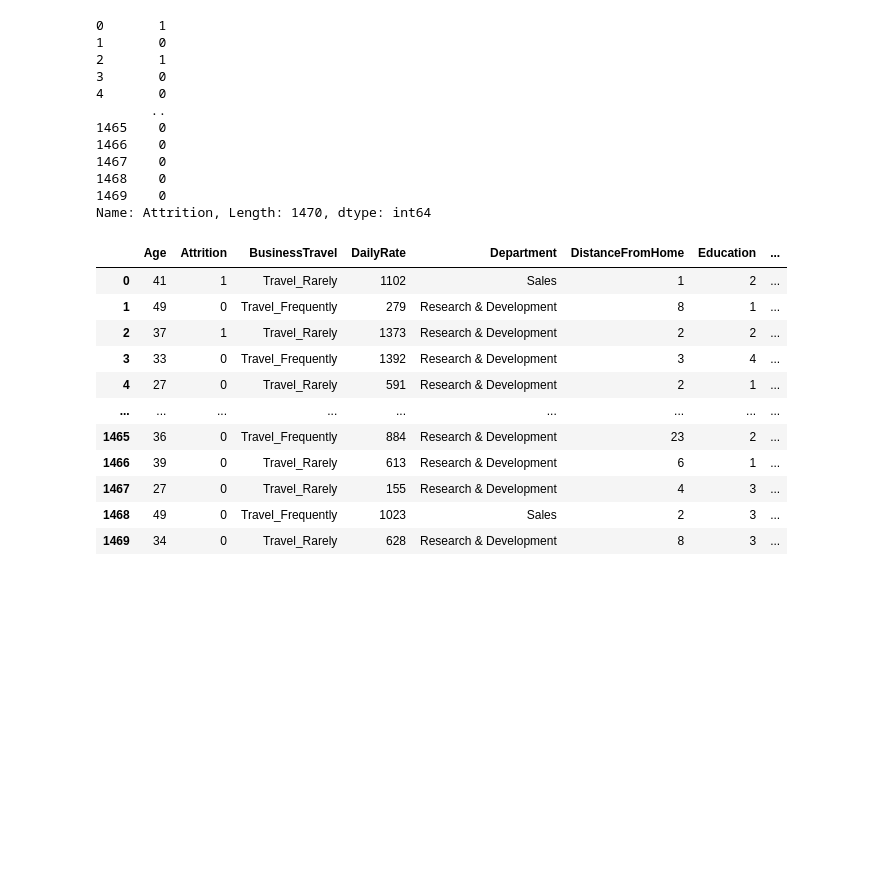
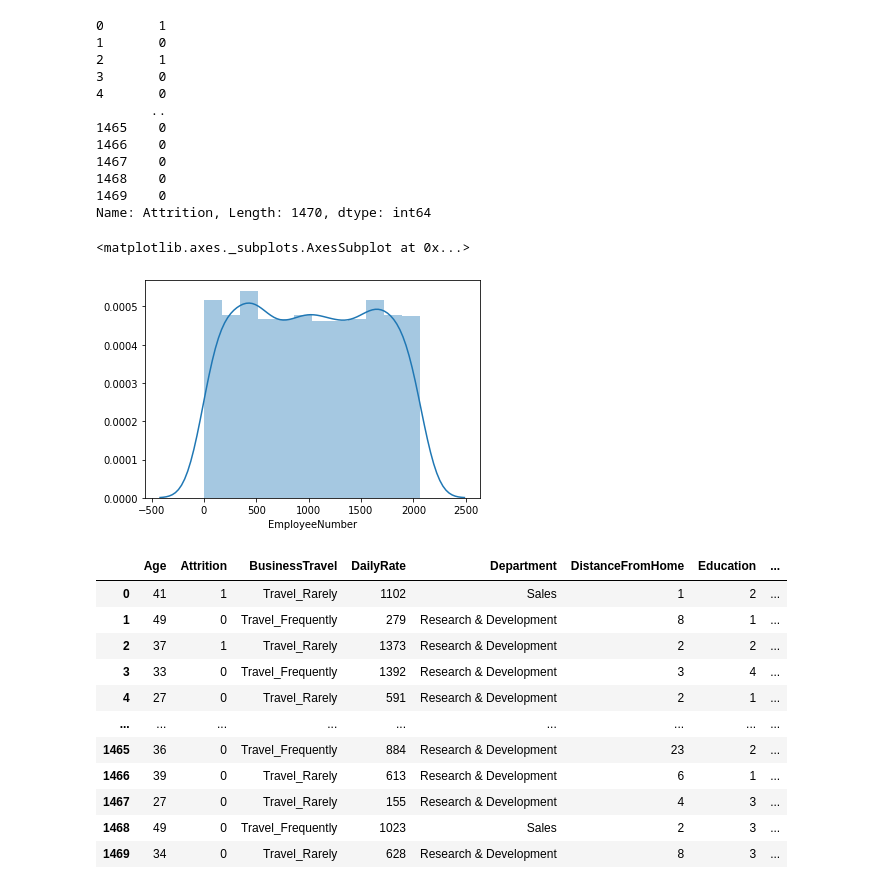
Before and after one commit to stephAc/python_M1Web, a Jupyter notebook: dataviz/variablesCategoriques.ipynb, the cells around one changed output. Saved outputs shown, nothing was run; the diff lists cells and outputs as text; code cells hidden in the pictures; blank space fills up the shorter version.

```diff
--- a/dataviz/variablesCategoriques.ipynb
+++ b/dataviz/variablesCategoriques.ipynb
@@ -54,6 +54,11 @@ data['Attrition']
 1468    0
 1469    0
 Name: Attrition, Length: 1470, dtype: int64
+# %%
+sns.distplot(data["EmployeeNumber"])
+# %% [output]
+<matplotlib.axes._subplots.AxesSubplot at 0x...>
+[figure, added]
 # %%
 data
 # %% [output]
```
Also changed, not shown: 2 other files.
